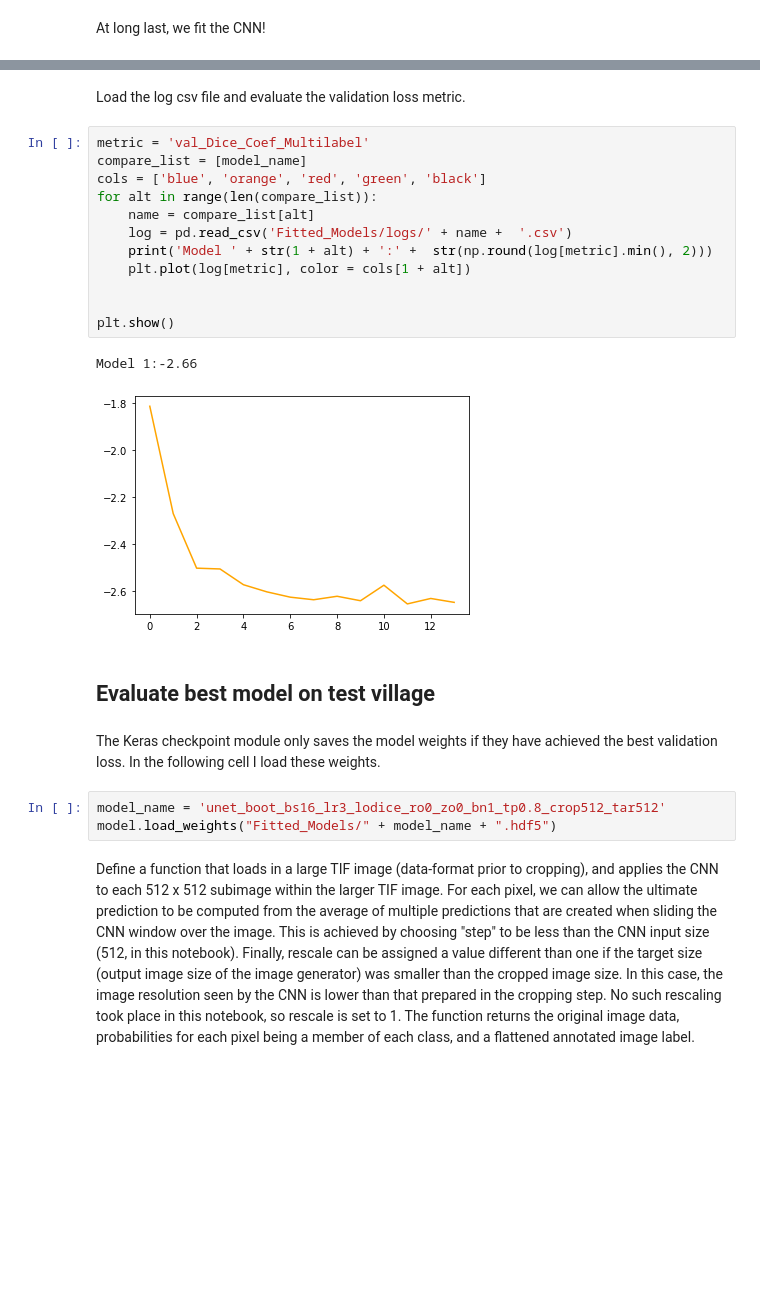
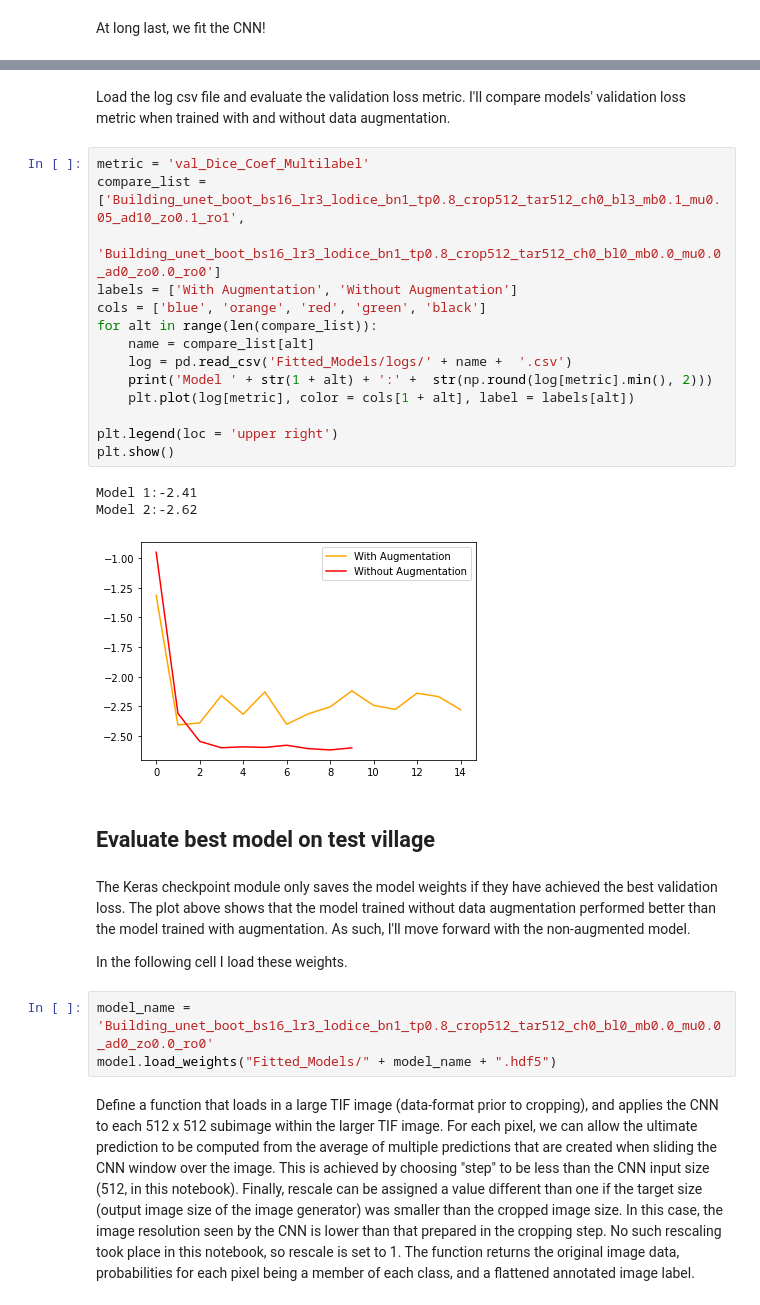
Before and after one commit to 54481andrew/sky-glass, a Jupyter notebook: Building_Segmentation.ipynb, the cells around one changed output, grey strips where cells are left out. Saved outputs shown, nothing was run; the diff lists cells and outputs as text; blank space fills up the shorter version.

```diff
--- a/Building_Segmentation.ipynb
+++ b/Building_Segmentation.ipynb
@@ -444,26 +478,31 @@ KeyboardInterrupt:
 # %% [markdown]
-Load the log csv file and evaluate the validation loss metric.
+Load the log csv file and evaluate the validation loss metric. I'll compare models' validation loss metric when trained with and without data augmentation.
 # %%
 metric = 'val_Dice_Coef_Multilabel'
-compare_list = [model_name]
+compare_list = ['Building_unet_boot_bs16_lr3_lodice_bn1_tp0.8_crop512_tar512_ch0_bl3_mb0.1_mu0.05_ad10_zo0.1_ro1',
+               'Building_unet_boot_bs16_lr3_lodice_bn1_tp0.8_crop512_tar512_ch0_bl0_mb0.0_mu0.0_ad0_zo0.0_ro0']
+labels = ['With Augmentation', 'Without Augmentation']
 cols = ['blue', 'orange', 'red', 'green', 'black']
 for alt in range(len(compare_list)):
     name = compare_list[alt]
     log = pd.read_csv('Fitted_Models/logs/' + name +  '.csv')
     print('Model ' + str(1 + alt) + ':' +  str(np.round(log[metric].min(), 2)))
-    plt.plot(log[metric], color = cols[1 + alt])
+    plt.plot(log[metric], color = cols[1 + alt], label = labels[alt])
 
-
+plt.legend(loc = 'upper right')
 plt.show()
 # %% [output]
-Model 1:-2.66
+Model 1:-2.41
+Model 2:-2.62
-[figure, old version]
+[figure, new version]
 # %% [markdown]
 ## Evaluate best model on test village
 # %% [markdown]
-The Keras checkpoint module only saves the model weights if they have achieved the best validation loss. In the following cell I load these weights.
+The Keras checkpoint module only saves the model weights if they have achieved the best validation loss. The plot above shows that the model trained without data augmentation performed better than the model trained with augmentation. As such, I'll move forward with the non-augmented model.
+
+In the following cell I load these weights.
 # %%
-model_name = 'unet_boot_bs16_lr3_lodice_ro0_zo0_bn1_tp0.8_crop512_tar512'
+model_name = 'Building_unet_boot_bs16_lr3_lodice_bn1_tp0.8_crop512_tar512_ch0_bl0_mb0.0_mu0.0_ad0_zo0.0_ro0'
 model.load_weights("Fitted_Models/" + model_name + ".hdf5")
 # %% [markdown]
 Define a function that loads in a large TIF image (data-format prior to cropping), and applies the CNN to each 512 x 512 subimage within the larger TIF image. For each pixel, we can allow the ultimate prediction to be computed from the average of multiple predictions that are created when sliding the CNN window over the image. This is achieved by choosing "step" to be less than the CNN input size (512, in this notebook). Finally, rescale can be assigned a value different than one if the target size (output image size of the image generator) was smaller than the cropped image size. In this case, the image resolution seen by the CNN is lower than that prepared in the cropping step. No such rescaling took place in this notebook, so rescale is set to 1. The function returns the original image data, probabilities for each pixel being a member of each class, and a flattened annotated image label.
```
Also changed, not shown: parts of 29 cells of this notebook, 6 other files.
